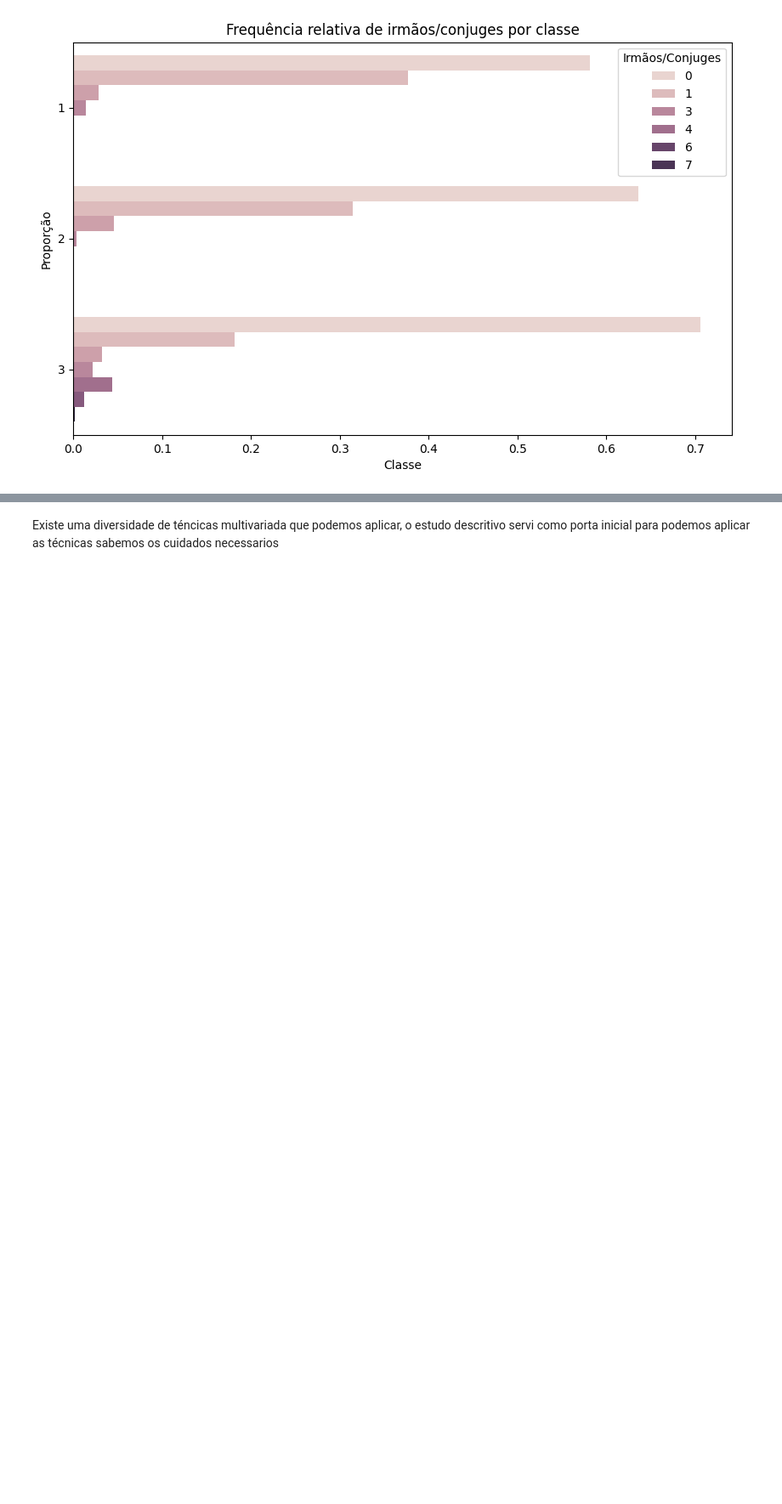
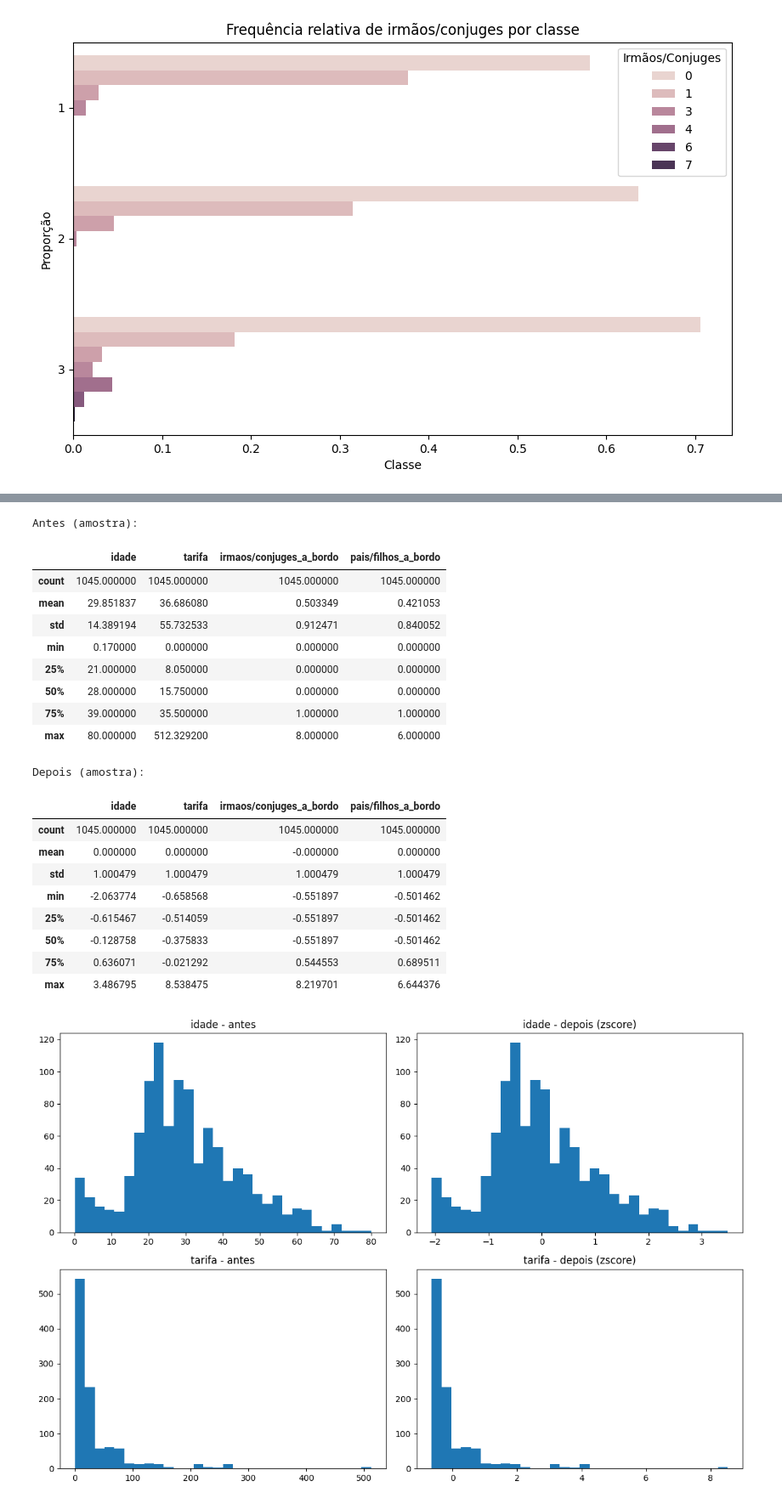
Before and after one commit to Fabiano01EST/Python-Aplication-Data-Base-Titanic, a Jupyter notebook: aplicação_pyhton.ipynb, the cells around one changed output, grey strips where cells are left out. Shown: that part at 85% size. Saved outputs shown, nothing was run; the diff lists cells and outputs as text; code cells hidden in the pictures; blank space fills up the shorter version.

```diff
--- a/aplicação_pyhton.ipynb
+++ b/aplicação_pyhton.ipynb
@@ -166,2 +361,48 @@ print(tabela_corr)
-# %% [markdown]
-Existe uma diversidade de téncicas multivariada que podemos aplicar, o estudo descritivo servi como porta inicial para podemos aplicar as técnicas sabemos os cuidados necessarios
+# %%
+# Exemplo de uso da função convert_to_same_units
+import matplotlib.pyplot as plt
+# Selecionar colunas
+cols = ['idade','tarifa', "irmaos/conjuges_a_bordo", "pais/filhos_a_bordo"]
+X = dados_titanic1[cols]
+print('Antes (amostra):')
+display(X.describe())
+
+# Aplicar padronização zscore (StandardScaler)
+# Também é possível usar a função apenas para retornar um dataset escalado sem alterar o DataFrame original:
+X_scaled_df, scaler = convert_to_same_units(dados_titanic1, cols, method='zscore', return_scaler=True)
+print('Depois (amostra):')
+display(X_scaled_df.describe())
+
+# Histogramas antes / depois
+fig, axes = plt.subplots(2,2, figsize=(12,8))
+axes[0,0].hist(X['idade'].dropna(), bins=30); axes[0,0].set_title('idade - antes')
+axes[0,1].hist(X_scaled_df['idade'].dropna(), bins=30); axes[0,1].set_title('idade - depois (zscore)')
+axes[1,0].hist(X['tarifa'].dropna(), bins=30); axes[1,0].set_title('tarifa - antes')
+axes[1,1].hist(X_scaled_df['tarifa'].dropna(), bins=30); axes[1,1].set_title('tarifa - depois (zscore)')
+plt.tight_layout(); plt.show()
+
+# Exemplos adicionais:
+# X_minmax, scaler = convert_to_same_units(dados_titanic1, cols, method='minmax', return_scaler=True)
+# X_log, scaler = convert_to_same_units(dados_titanic1, ['tarifa'], method='minmax', log_transform=True, return_scaler=True)
+# %% [output]
+Antes (amostra):
+|  | idade | tarifa | irmaos/conjuges_a_bordo | pais/filhos_a_bordo |
+| count | 1045.000000 | 1045.000000 | 1045.000000 | 1045.000000 |
+| mean | 29.851837 | 36.686080 | 0.503349 | 0.421053 |
+| std | 14.389194 | 55.732533 | 0.912471 | 0.840052 |
+| min | 0.170000 | 0.000000 | 0.000000 | 0.000000 |
+| 25% | 21.000000 | 8.050000 | 0.000000 | 0.000000 |
+| 50% | 28.000000 | 15.750000 | 0.000000 | 0.000000 |
+| 75% | 39.000000 | 35.500000 | 1.000000 | 1.000000 |
+| max | 80.000000 | 512.329200 | 8.000000 | 6.000000 |
+Depois (amostra):
+|  | idade | tarifa | irmaos/conjuges_a_bordo | pais/filhos_a_bordo |
+| count | 1045.000000 | 1045.000000 | 1045.000000 | 1045.000000 |
+| mean | 0.000000 | 0.000000 | -0.000000 | 0.000000 |
+| std | 1.000479 | 1.000479 | 1.000479 | 1.000479 |
+| min | -2.063774 | -0.658568 | -0.551897 | -0.501462 |
+| 25% | -0.615467 | -0.514059 | -0.551897 | -0.501462 |
+| 50% | -0.128758 | -0.375833 | -0.551897 | -0.501462 |
+| 75% | 0.636071 | -0.021292 | 0.544553 | 0.689511 |
+| max | 3.486795 | 8.538475 | 8.219701 | 6.644376 |
+[figure, added]
```
Also changed, not shown: parts of 24 cells of this notebook.
